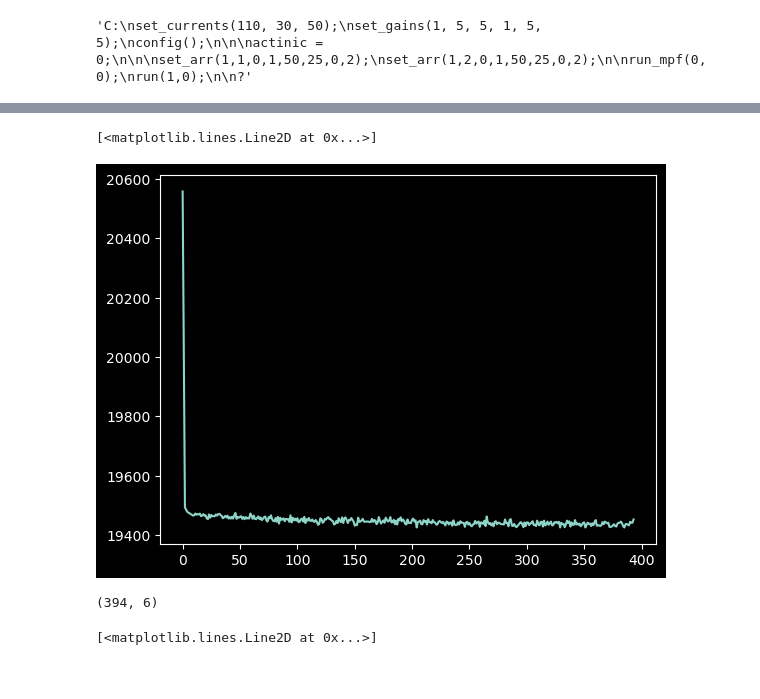
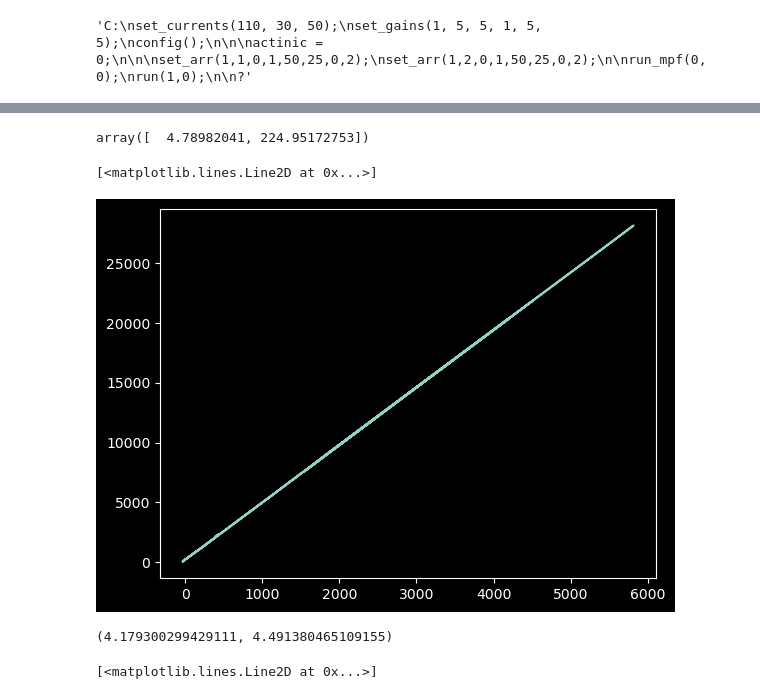
Before and after one commit to Jan-IngenHousz-Institute/ambit, a Jupyter notebook: sender.ipynb, the cells around one changed output, grey strips where cells are left out. Cells and saved outputs as stored; diff of their text form; code cells hidden in the pictures.

```diff
--- a/sender.ipynb
+++ b/sender.ipynb
@@ -7,7 +7,7 @@ from IPython.display import clear_output, display
 
 plt.style.use('dark_background')
 # %%
-with serial.Serial("COM6", 115200, rtscts=False) as ser:
+with serial.Serial("COM31", 115200, rtscts=False) as ser:
     ser.write(b'hello\n')
     l = ser.readline().decode()
     print(l)
@@ -75,7 +79,7 @@ cmd_str
 # %%
 info_outputs = ""
 other_outputs = ""
-with serial.Serial("COM6", 115200) as ser:
+with serial.Serial("COM31", 115200) as ser:
     start_timer = time.time()
     #ser.write("mpf, 0, 100, 100".encode())
     #ser.write("arrun, 500, 500, 0, 0, 0".encode())
@@ -197,0 +194,17 @@ Data:730ref,Length:0
+# %%
+n = 1.006
+sig1 = arr[1:, 1] - arr[1:, 0] - (arr[1:, 0] - 16384) * 0.006
+ref1= arr[1:, 3] - arr[1:, 2] - (arr[1:, 2] - 16384) * 0.006
+
+sig2 = arr[1:, 5] - arr[1:, 4] - (arr[1:, 4] - 16384 * 2) * 0.003
+ref2= arr[1:, 7] - arr[1:, 6] - (arr[1:, 6] - 16384 * 2) * 0.003
+
+
+sig3 = arr[1:, 9] - arr[1:, 8] - (arr[1:, 8] - 16384 * 3) * 0.0015
+ref3= arr[1:, 11] - arr[1:, 10] - (arr[1:, 10] - 16384 * 3) * 0.0015
+
+sig4 = arr[1:, 13] - arr[1:, 12] - (arr[1:, 12] - 16384 * 4) * 0.0008
+ref4= arr[1:, 15] - arr[1:, 14] - (arr[1:, 14] - 16384 * 4) * 0.0008
+
+plt.plot(sig1 / ref1 *  1.025 + .1)
+plt.plot(sig2 / ref2)
@@ -198,12 +233,16 @@ Data:730ref,Length:0
+# %%
+np.polyfit(sig1, sig2, deg = 1)
+# %% [output]
+array([  4.78982041, 224.95172753])
 # %%
-plt.plot(plot_arr[:,1])
+plt.plot(sig1, sig2)
 # %% [output]
 [<matplotlib.lines.Line2D at 0x...>]
-[figure, old version]
+[figure, new version]
-# %%
-plot_arr.shape
-# %% [output]
-(394, 6)
+# %%
+(sig2/sig1).mean(), (ref2/ref1).mean()
+# %% [output]
+(4.179300299429111, 4.491380465109155)
 # %%
 tl = []
 
```
Also changed, not shown: parts of 10 cells of this notebook, 7 other files.
